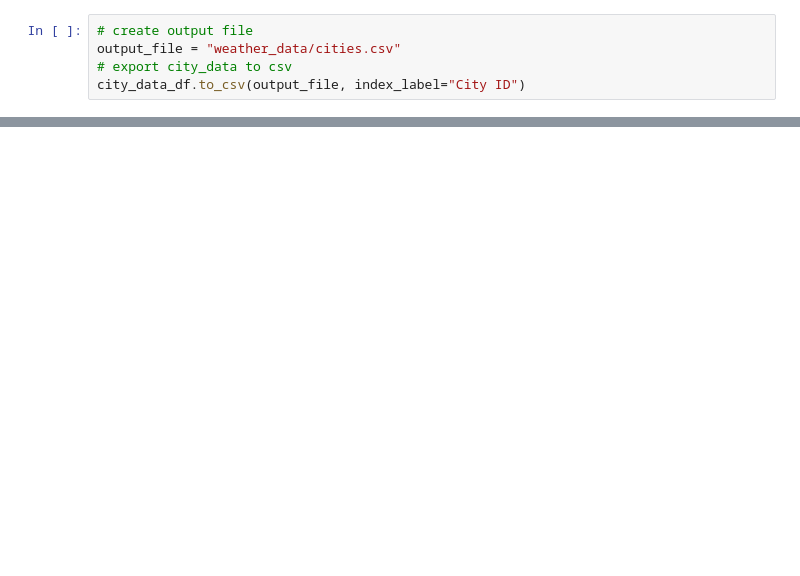
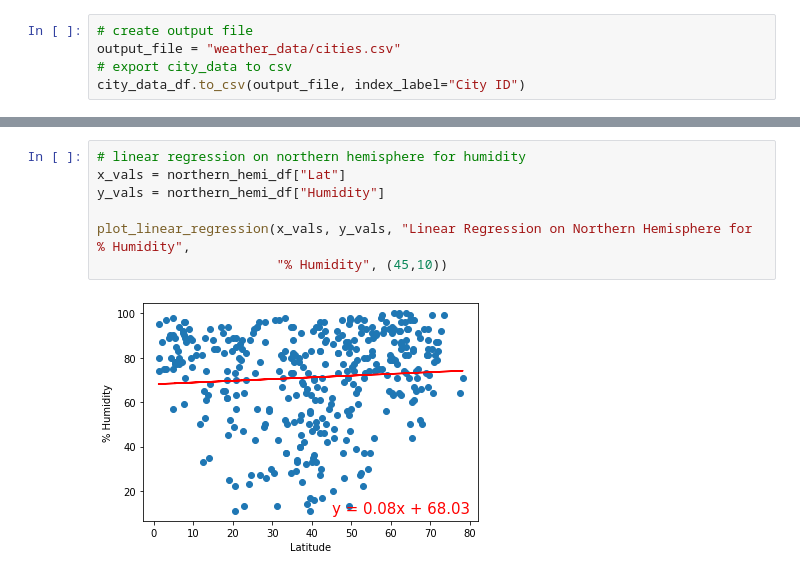
Before and after one commit to rgaucin/World_Weather_Analysis, a Jupyter notebook: WeatherPy.ipynb, the cells around one changed output, grey strips where cells are left out. Saved outputs shown, nothing was run; the diff lists cells and outputs as text; blank space fills up the shorter version.

```diff
--- a/WeatherPy.ipynb
+++ b/WeatherPy.ipynb
@@ -198,0 +247,9 @@ for i, (data_title, field_info) in enumerate(data_field_dict.items()):
+# %%
+# linear regression on northern hemisphere for humidity
+x_vals = northern_hemi_df["Lat"]
+y_vals = northern_hemi_df["Humidity"]
+
+plot_linear_regression(x_vals, y_vals, "Linear Regression on Northern Hemisphere for % Humidity",
+                       "% Humidity", (45,10))
+# %% [output]
+[figure, added]
```
Also changed, not shown: parts of 13 cells of this notebook.
